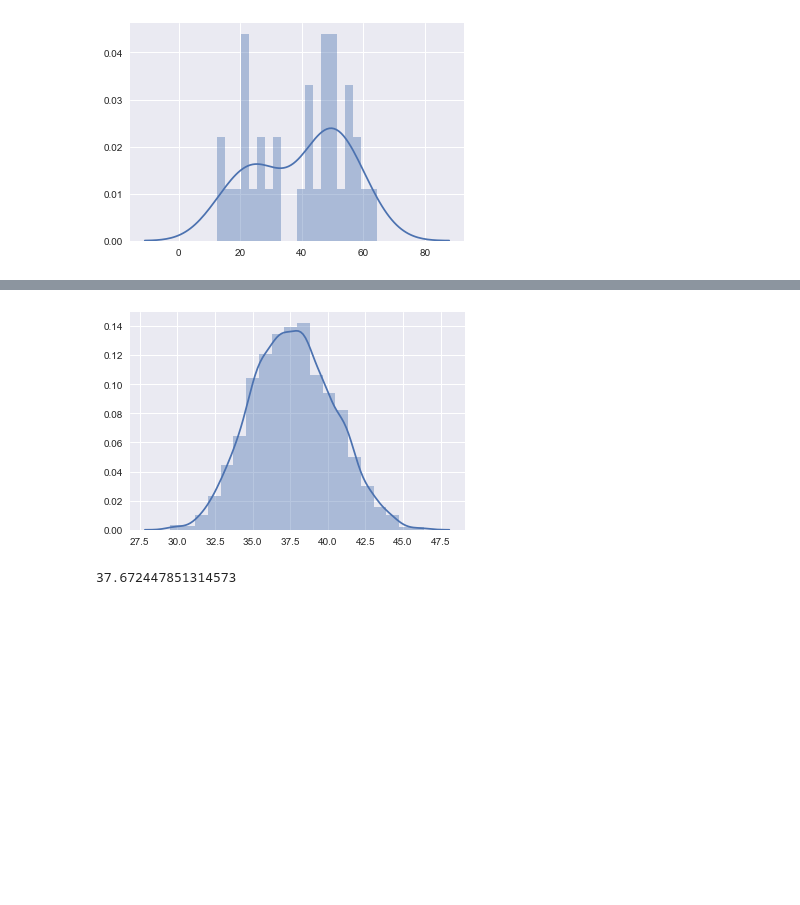
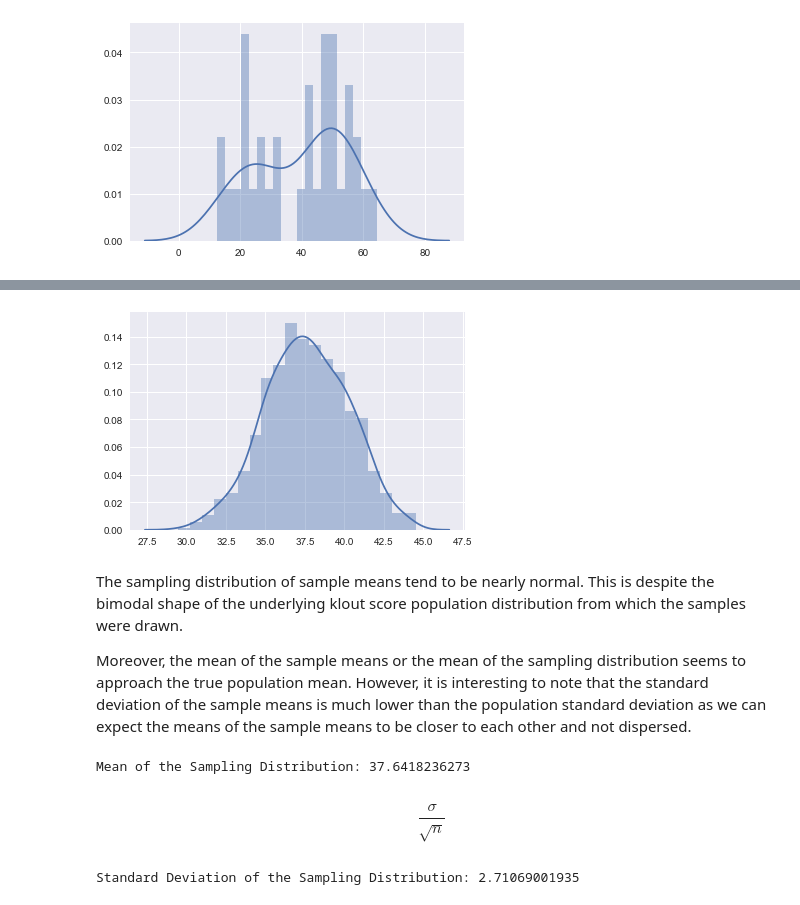
Before and after one commit to mugofjoe/inferential-statistics, a Jupyter notebook: 01 Introduction and Review.ipynb, the cells around one changed output, grey strips where cells are left out. Cells and saved outputs as stored; diff of their text form; code cells hidden in the pictures; blank space fills up the shorter version.

Commit message:
included computation of sampling distributin std dev

```diff
--- a/01 Introduction and Review.ipynb
+++ b/01 Introduction and Review.ipynb
@@ -105,15 +112,27 @@ As we can see, the sample of klout scores exhibits the simlar bimodal shape as t
 # %%
 np.random.seed(11)
 sample_means = []
+n = 35
 
 for x in range(1000):
-    sample = np.random.choice(a=klout_scores, size=35)
-    point_estimates.append(sample.mean())
+    sample = np.random.choice(a=klout_scores, size=n)
+    sample_means.append(sample.mean())
 
-sns.distplot(point_estimates, bins=20);
+sns.distplot(sample_means, bins=20);
 # %% [output]
-[figure, old version]
+[figure, new version]
-# %%
-np.mean(point_estimates)
-# %% [output]
-37.672447851314573
+# %% [markdown]
+The sampling distribution of sample means tend to be nearly normal. This is despite the bimodal shape of the underlying klout score population distribution from which the samples were drawn.
+
+Moreover, the mean of the sample means or the mean of the sampling distribution seems to approach the true population mean. However, it is interesting to note that the standard deviation of the sample means is much lower than the population standard deviation as we can expect the means of the sample means to be closer to each other and not dispersed.
+# %%
+print("Mean of the Sampling Distribution: {0}".format(np.mean(sample_means)))
+# %% [output]
+Mean of the Sampling Distribution: 37.6418236273
+# %% [markdown]
+$$\frac{\sigma} {\sqrt{n}}$$
+# %%
+sampling_dist_std = klout_std / math.sqrt(n)
+print("Standard Deviation of the Sampling Distribution: {0}".format(sampling_dist_std))
+# %% [output]
+Standard Deviation of the Sampling Distribution: 2.71069001935
```
Also changed, not shown: parts of 3 cells of this notebook.
